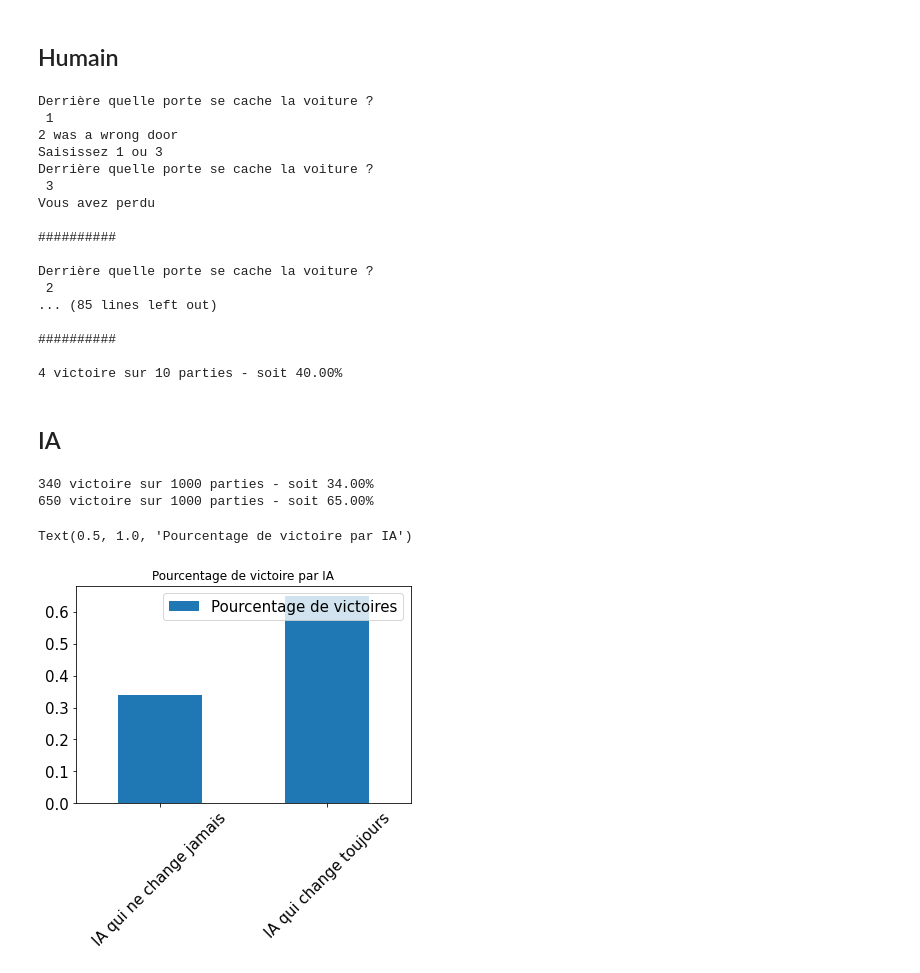
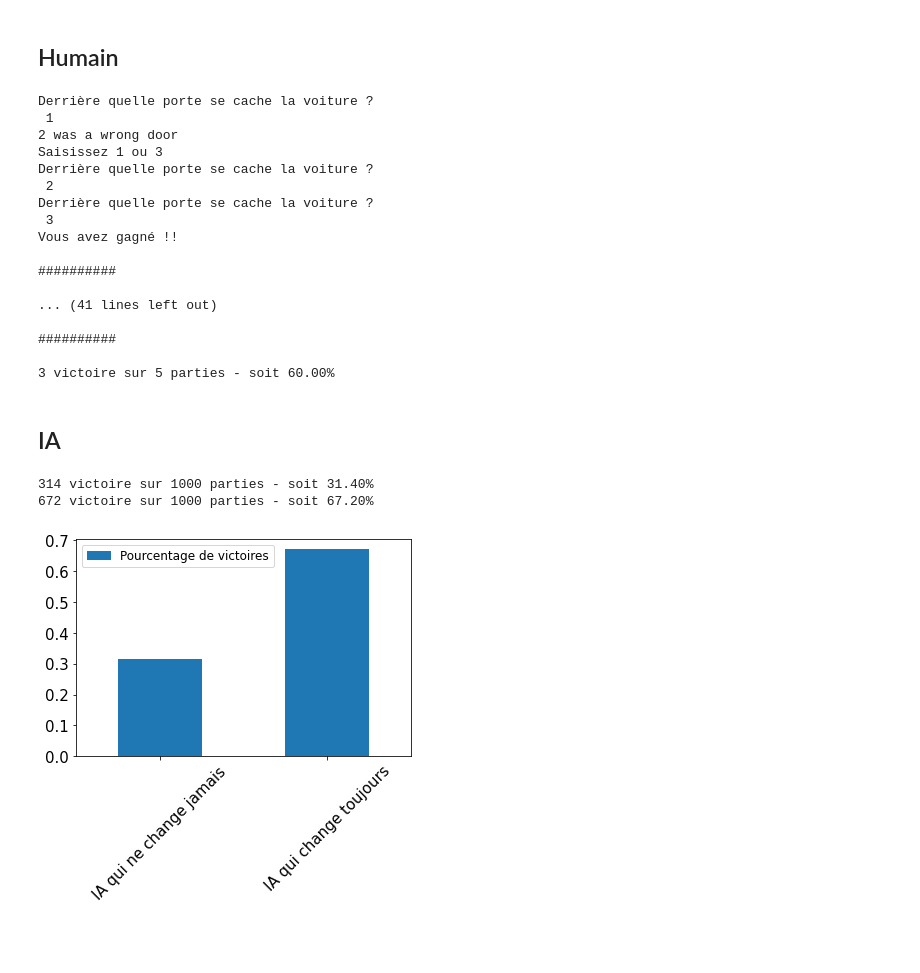
Before and after one commit to Selimmmm/hetic_pmd_maths_public, a Jupyter notebook: MontyHall.ipynb, the cells around one changed output. Saved outputs shown, nothing was run; the diff lists cells and outputs as text; code cells hidden in the pictures; blank space fills up the shorter version.

Commit message:
included montyhall

```diff
--- a/MontyHall.ipynb
+++ b/MontyHall.ipynb
@@ -102,7 +105,7 @@ class MontyHall:
 # %% [markdown]
 ## Humain
 # %%
-mh = MontyHall(user="human", n_games=10, verbose=True)
+mh = MontyHall(user="human", n_games=5, verbose=True)
 mh.many_games()
 print(f"{mh.victory_count} victoire sur {mh.n_games} parties - soit {'{:.2%}'.format(mh.victory_count / mh.n_games)}")
 # %% [output]
@@ -111,18 +114,18 @@ Derrière quelle porte se cache la voiture ?
 2 was a wrong door
 Saisissez 1 ou 3
 Derrière quelle porte se cache la voiture ?
+ 2
+Derrière quelle porte se cache la voiture ?
  3
-Vous avez perdu
+Vous avez gagné !!
 
 ##########
 
-Derrière quelle porte se cache la voiture ?
- 2
-... (85 lines left out)
+... (41 lines left out)
 
 ##########
 
-4 victoire sur 10 parties - soit 40.00%
+3 victoire sur 5 parties - soit 60.00%
 # %% [markdown]
 ## IA
 # %%
@@ -131,19 +134,19 @@ ia_2 = "ia_smart"
 # %%
 stats_ia = {}
 for ia in [ia_1, ia_2]:
-    mh = MontyHall(user=ia, n_games=1000)
+    mh = MontyHall(user=ia, n_games=1000, verbose=False)
     mh.many_games()
     print(f"{mh.victory_count} victoire sur {mh.n_games} parties - soit {'{:.2%}'.format(mh.victory_count / mh.n_games)}")
     stats_ia[ia] = (mh.victory_count / mh.n_games)
 # %% [output]
-340 victoire sur 1000 parties - soit 34.00%
-650 victoire sur 1000 parties - soit 65.00%
+314 victoire sur 1000 parties - soit 31.40%
+672 victoire sur 1000 parties - soit 67.20%
 # %%
 df = pd.DataFrame.from_dict(stats_ia, orient='index', columns=["Pourcentage de victoires"])
 df = df.rename(index={ia_1:"IA qui ne change jamais", ia_2: "IA qui change toujours"})
 df.plot.bar(rot=45, fontsize=15)
-plt.legend(fontsize=15)
-plt.title("Pourcentage de victoire par IA")
+plt.legend(fontsize=12)
+#plt.title("Pourcentage de victoire par IA")
+plt.show()
 # %% [output]
-Text(0.5, 1.0, 'Pourcentage de victoire par IA')
-[figure, old version]
+[figure, new version]
```
Also changed, not shown: parts of 6 cells of this notebook, 1 other file.
